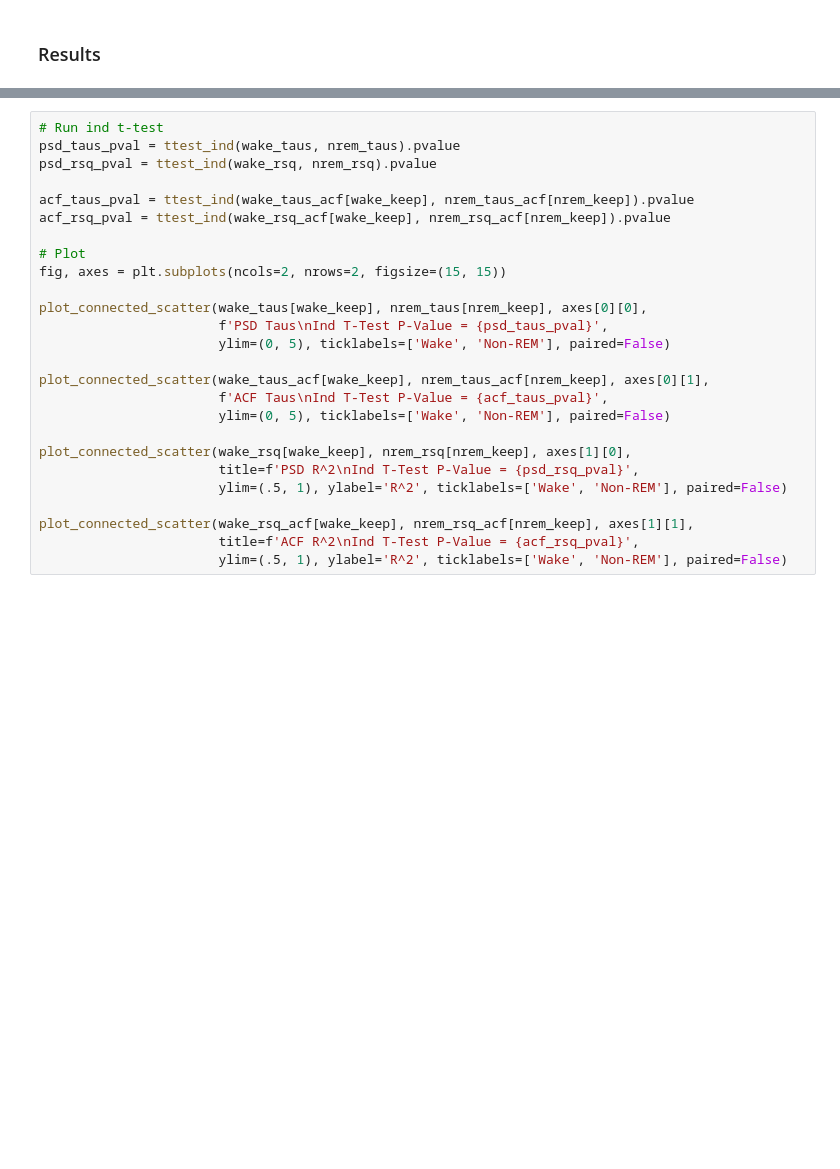
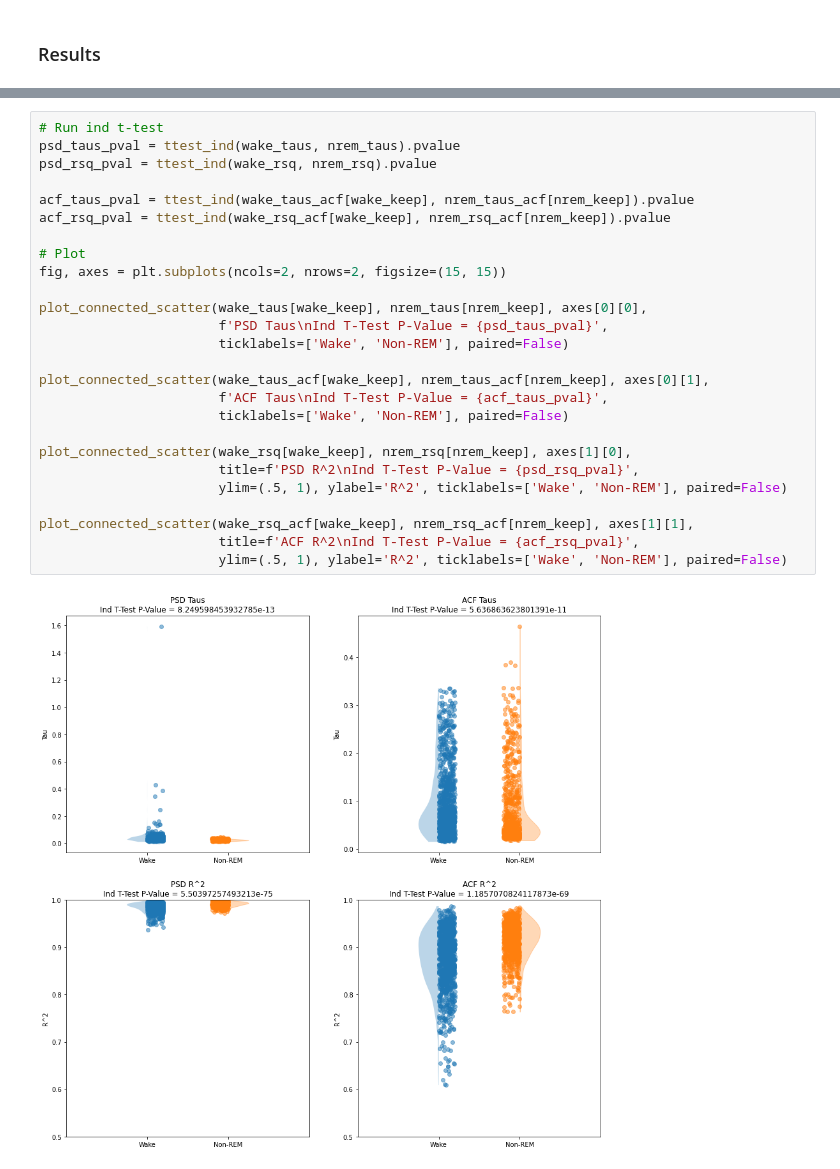
Before and after one commit to voytekresearch/timescale-methods, a Jupyter notebook: notebooks/sliding_window_timescales.ipynb, the cells around one changed output, grey strips where cells are left out. Drawn from its saved outputs; the diff is of its cells as text; blank space fills up the shorter version.

```diff
--- a/notebooks/sliding_window_timescales.ipynb
+++ b/notebooks/sliding_window_timescales.ipynb
@@ -226,26 +256,28 @@ plot_connected_scatter(nrem_rsq[nrem_keep], nrem_rsq_acf[nrem_keep], axes[1][1],
 # %%
 # Run ind t-test
 psd_taus_pval = ttest_ind(wake_taus, nrem_taus).pvalue
 psd_rsq_pval = ttest_ind(wake_rsq, nrem_rsq).pvalue
 
 acf_taus_pval = ttest_ind(wake_taus_acf[wake_keep], nrem_taus_acf[nrem_keep]).pvalue
 acf_rsq_pval = ttest_ind(wake_rsq_acf[wake_keep], nrem_rsq_acf[nrem_keep]).pvalue
 
 # Plot
 fig, axes = plt.subplots(ncols=2, nrows=2, figsize=(15, 15))
 
 plot_connected_scatter(wake_taus[wake_keep], nrem_taus[nrem_keep], axes[0][0],
                        f'PSD Taus\nInd T-Test P-Value = {psd_taus_pval}',
-                       ylim=(0, 5), ticklabels=['Wake', 'Non-REM'], paired=False)
+                       ticklabels=['Wake', 'Non-REM'], paired=False)
 
 plot_connected_scatter(wake_taus_acf[wake_keep], nrem_taus_acf[nrem_keep], axes[0][1],
                        f'ACF Taus\nInd T-Test P-Value = {acf_taus_pval}',
-                       ylim=(0, 5), ticklabels=['Wake', 'Non-REM'], paired=False)
+                       ticklabels=['Wake', 'Non-REM'], paired=False)
 
 plot_connected_scatter(wake_rsq[wake_keep], nrem_rsq[nrem_keep], axes[1][0],
                        title=f'PSD R^2\nInd T-Test P-Value = {psd_rsq_pval}',
                        ylim=(.5, 1), ylabel='R^2', ticklabels=['Wake', 'Non-REM'], paired=False)
 
 plot_connected_scatter(wake_rsq_acf[wake_keep], nrem_rsq_acf[nrem_keep], axes[1][1],
                        title=f'ACF R^2\nInd T-Test P-Value = {acf_rsq_pval}',
                        ylim=(.5, 1), ylabel='R^2', ticklabels=['Wake', 'Non-REM'], paired=False)
+# %% [output]
+[figure, added]
```
Also changed, not shown: parts of 8 cells of this notebook.
